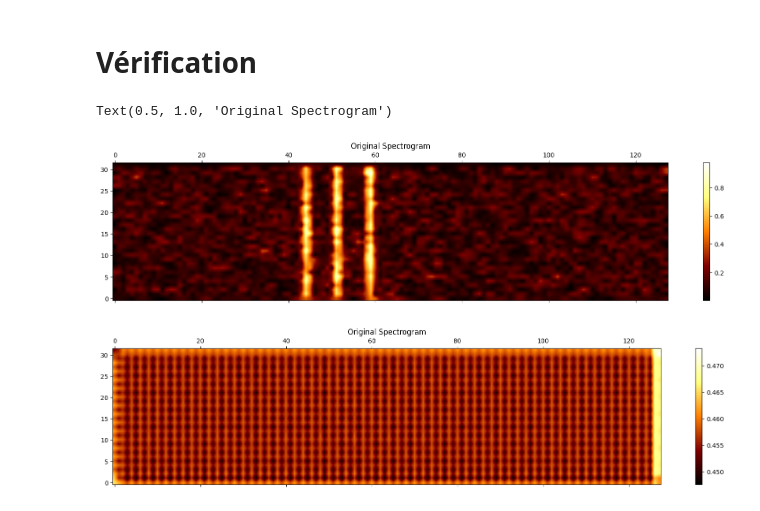
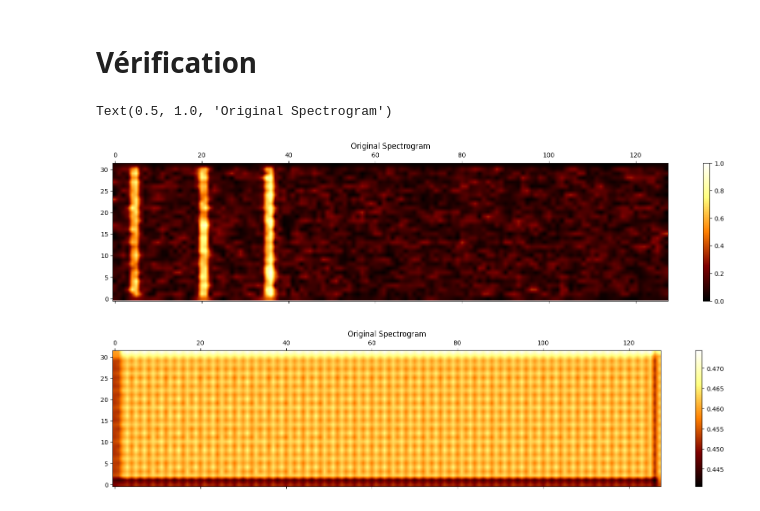
Before and after one commit to GabrielCMG/ProjetDeepLearning, a Jupyter notebook: AE_Spectrogramme.ipynb, the cells around one changed output. Saved outputs shown, nothing was run; the diff lists cells and outputs as text; code cells hidden in the pictures.

Commit message:
Utilisation de la STFT au lieu de la fonction pretty_spectrogram + calcule de la loss sur les signaux 1D Ne fonctionne pas

```diff
--- a/AE_Spectrogramme.ipynb
+++ b/AE_Spectrogramme.ipynb
@@ -276,8 +31,8 @@ class CustomDataset(Dataset):
         clean_spec = signal.stft(self.clean[index, :], nperseg=254, noverlap=120)[2].reshape((1, 128, 32))
         noisy_spec = signal.stft(self.noisy[index, :], nperseg=254, noverlap=120)[2].reshape((1, 128, 32))
 
-        clean_tensor = torch.from_numpy(clean_spec).to(torch.float32)
-        noisy_tensor = torch.from_numpy(noisy_spec).to(torch.float32)
+        clean_tensor = torch.from_numpy(normalisation(clean_spec)).to(torch.float32)
+        noisy_tensor = torch.from_numpy(normalisation(noisy_spec)).to(torch.float32)
         return clean_tensor, noisy_tensor
 # %% [markdown]
 # Configuration des paramètres du CNN
@@ -413,6 +155,7 @@ def trainA(dataloader, model, epoch, loss_fn, optimizer, device):
     model.train()
     total_loss = 0.0
     for i, (clean, noisy) in enumerate(tqdm(dataloader)):
+        total_loss = 0.0
 
         clean = clean.to(device)
         noisy = noisy.to(device)
@@ -420,11 +163,20 @@ def trainA(dataloader, model, epoch, loss_fn, optimizer, device):
         optimizer.zero_grad()
         pred = model(noisy)
 
-        _, pred1D = signal.istft(pred.cpu().detach().numpy().reshape(128, 32), 40, nperseg=254, noverlap=120)
-        _, clean1D = signal.istft(clean.cpu().detach().numpy().reshape(128, 32), 40, nperseg=254, noverlap=120)
+        t1, pred1D = signal.istft(pred.cpu().detach().numpy().reshape(128, 32), 40, nperseg=254, noverlap=120)
+        t2, clean1D = signal.istft(clean.cpu().detach().numpy().reshape(128, 32), 40, nperseg=254, noverlap=120)
 
-        pred1D = torch.from_numpy(pred1D[:4096].reshape(1, 4096)).to(torch.float32).to(device)
-        clean1D = torch.from_numpy(clean1D[:4096].reshape(1, 4096)).to(torch.float32).to(device)
+        t1, t2, pred1D, clean1D = t1[:4096], t2[:4096], normalisation(pred1D[:4096]), normalisation(clean1D[:4096])
+
+        if i%500 == 0:
+            plt.figure()
+            plt.plot(np.arange(0, 4096, 1), pred1D)
+            plt.plot(np.arange(0, 4096, 1), clean1D)
+            plt.xlim([0, 500])
+            plt.show()
+
+        pred1D = torch.from_numpy(pred1D.reshape(1, 4096)).to(torch.float32).to(device)
+        clean1D = torch.from_numpy(clean1D.reshape(1, 4096)).to(torch.float32).to(device)
 
         curr_loss = loss_fn(pred1D, clean1D)
 
@@ -434,10 +186,9 @@ def trainA(dataloader, model, epoch, loss_fn, optimizer, device):
         optimizer.step()
 
         total_loss += curr_loss
-        if i % 1000 == 0:
-            print('[Epoch number : %d, Mini-batches: %5d] loss: %.3f' %
-                  (epoch + 1, i + 1, total_loss / 200))
-            total_loss = 0.0
+
+    print('[Epoch number : %d] loss: %.3f' %
+          (epoch + 1, total_loss / 200))
 
 def valA(dataloader, model, epoch, loss_fn, device):
     model.eval()
@@ -465,5 +216,5 @@ loss_fn = torch.nn.functional.mse_loss
 
 for epoch in range(config.epochs):
     trainA(trainloader, model, epoch, loss_fn, optimizer, device)
-    valA(validloader, model, epoch, loss_fn, device)
+    # valA(validloader, model, epoch, loss_fn, device)
 # %% [output]
@@ -483,24 +234,24 @@ for epoch in range(config.epochs):
 # %% [markdown]
 # Vérification
 # %%
-s = test_noisy[3, :]
+s = test_noisy[0, :]
 
-X = np.abs(signal.stft(s, nperseg=254, noverlap=120)[2]).reshape((1, 128, 32))
+X = normalisation(np.abs(signal.stft(s, nperseg=254, noverlap=120)[2]).reshape((1, 128, 32)))
 
 fig, ax = plt.subplots(nrows=1,ncols=1, figsize=(20,4))
 cax = ax.matshow(np.transpose(X), interpolation='bilinear', aspect='auto', cmap=plt.cm.afmhot, origin='lower')
 fig.colorbar(cax)
 plt.title('Original Spectrogram')
 
 res = model.forward(torch.from_numpy(X).to(torch.float32).to(device))
 
 Xres = res.cpu().detach().numpy().reshape(128, 32)
 
 fig, ax = plt.subplots(nrows=1,ncols=1, figsize=(20,4))
 cax = ax.matshow(np.transpose(Xres), interpolation='bilinear', aspect='auto', cmap=plt.cm.afmhot, origin='lower')
 fig.colorbar(cax)
 plt.title('Original Spectrogram')
 # %% [output]
 Text(0.5, 1.0, 'Original Spectrogram')
-[figure, old version]
+[figure, new version]
-[figure, old version]
+[figure, new version]
```
Also changed, not shown: parts of 7 cells of this notebook.
